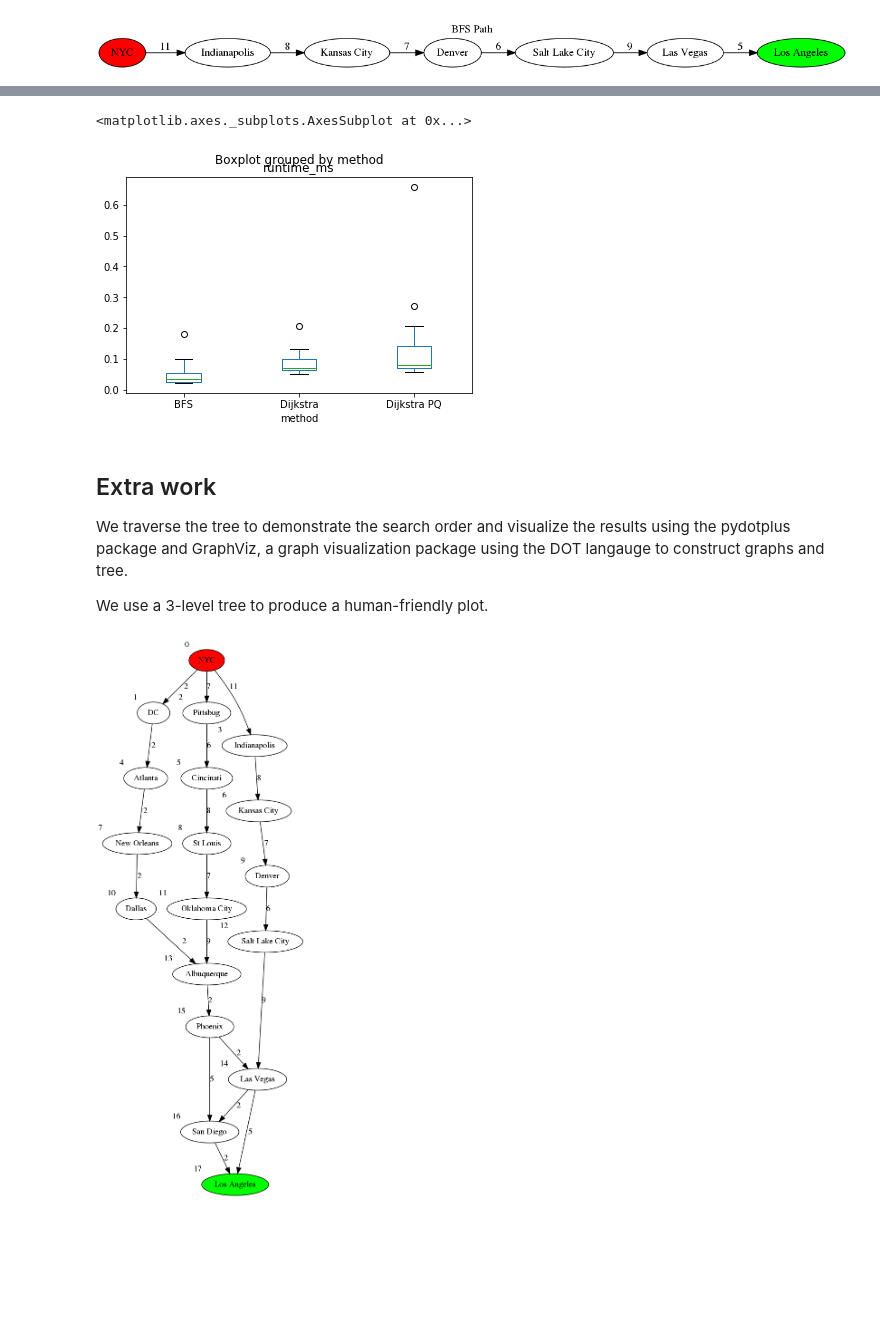
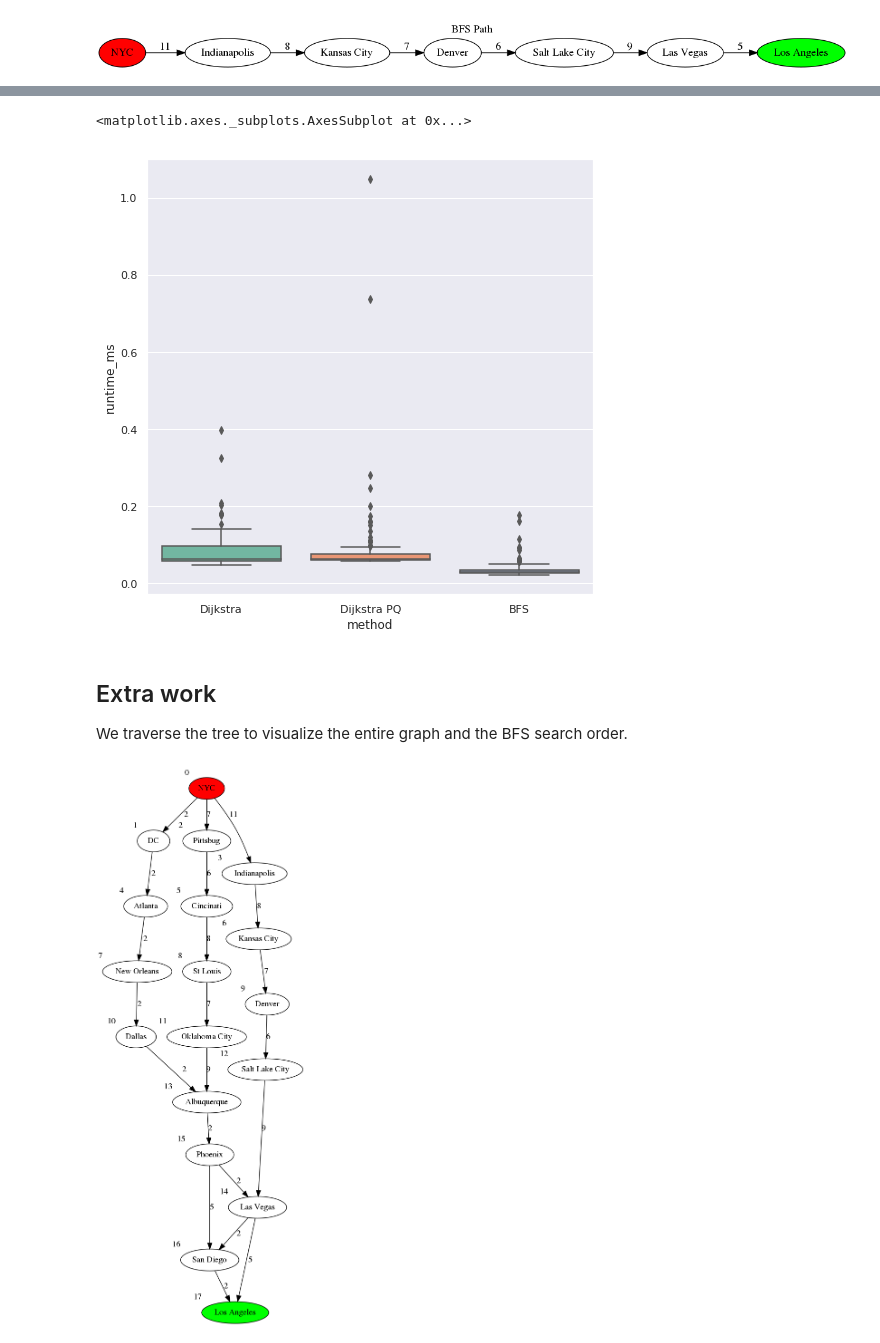
Before and after one commit to dannyavni/MSDS_432, a Jupyter notebook: DanAvni_mp7.ipynb, the cells around one changed output, grey strips where cells are left out. Saved outputs shown, nothing was run; the diff lists cells and outputs as text; code cells hidden in the pictures; blank space fills up the shorter version.

```diff
--- a/DanAvni_mp7.ipynb
+++ b/DanAvni_mp7.ipynb
@@ -318,16 +311,13 @@ plt.show()
-# %%
-#pd.options.display.mpl_style = 'default'
-
-test_results.boxplot(by='method', column='runtime_ms', grid=False)
-# %% [output]
-<matplotlib.axes._subplots.AxesSubplot at 0x...>
-[figure, removed]
-# %% [markdown]
-## Extra work
-
-We traverse the tree to demonstrate the search order and visualize the results using the pydotplus package and GraphViz, a graph visualization package using the DOT langauge to construct graphs and tree.
-
-We use a 3-level tree to produce a human-friendly plot.
+# %%
+sns.set(rc={'figure.figsize':(8, 8)})
+sns.boxplot(x="method", y="runtime_ms", data=test_results, palette="Set2")
+# %% [output]
+<matplotlib.axes._subplots.AxesSubplot at 0x...>
+[figure, added]
+# %% [markdown]
+## Extra work
+
+We traverse the tree to visualize the entire graph and the BFS search order.
 # %%
 def breadth_first_traverse(graph, start, finish):
     step = 0
```
Also changed, not shown: parts of 10 cells of this notebook, 3 other files.
